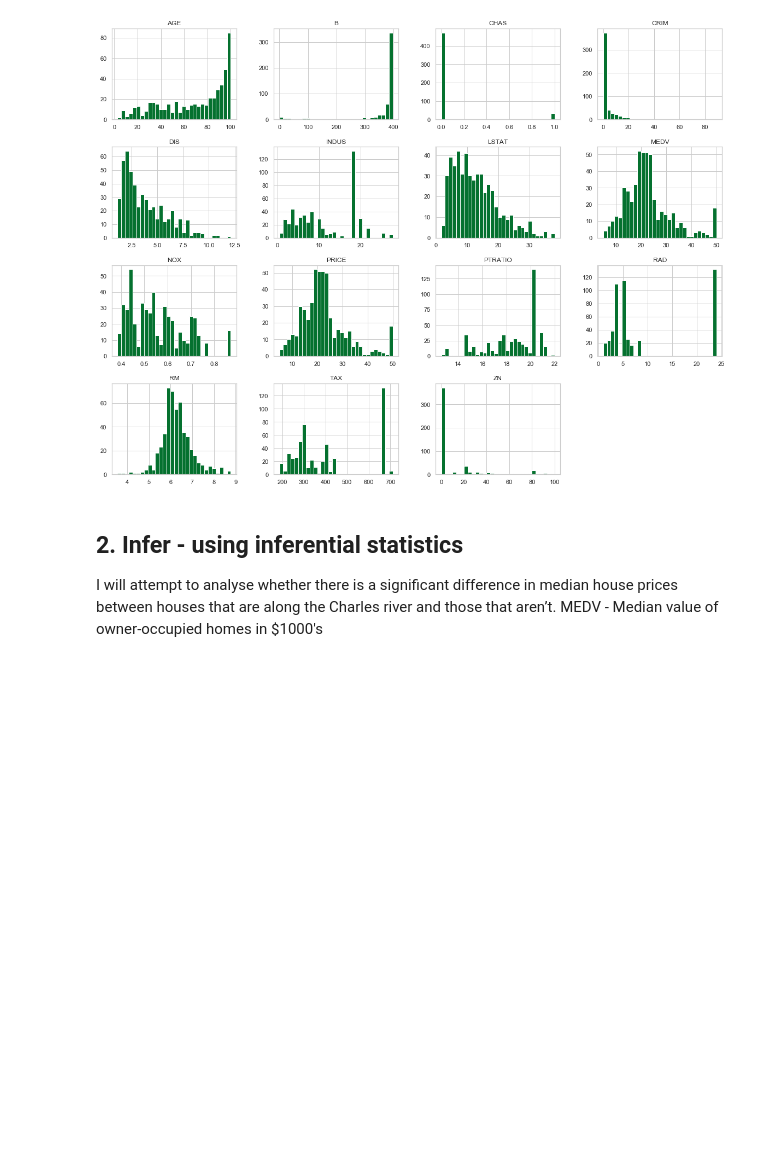
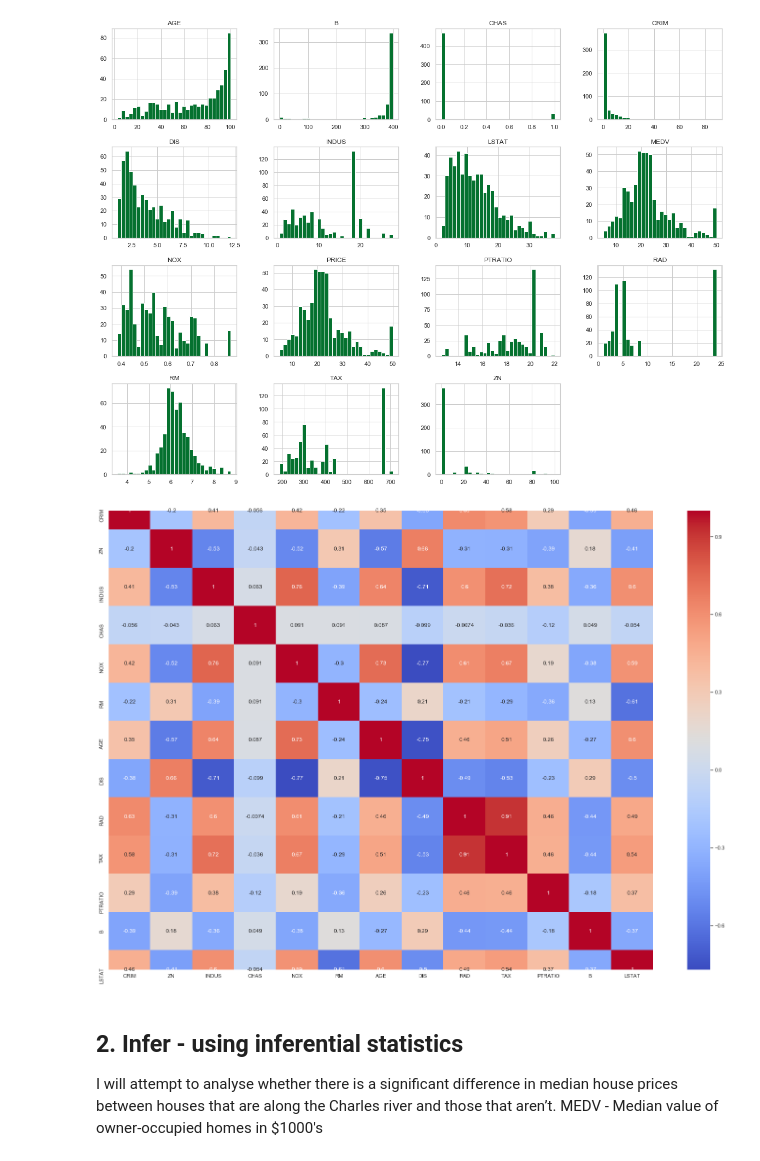
Before and after one commit to JulianConneely/MachineLearningStats, a Jupyter notebook: BostonAssignment/BostonHousePricesAnalysis.ipynb, the cells around one changed output. Cells and saved outputs as stored; diff of their text form; code cells hidden in the pictures; blank space fills up the shorter version.

```diff
--- a/BostonAssignment/BostonHousePricesAnalysis.ipynb
+++ b/BostonAssignment/BostonHousePricesAnalysis.ipynb
@@ -289,6 +289,16 @@ plt.show()
 # CHAS is obviously a boolean
 # %% [output]
 [figure]
+# %%
+#show correlation between variables
+ax, fig = plt.subplots(figsize = (26,18))
+sns.heatmap(df.corr(), annot = True, cmap = 'coolwarm')
+plt.show()
+# blues show a negative correlation, oranges/reds a positive one
+# No. of Rooms appears to have the strongest positive correlation to MEDV
+# LSTAT seems to have the strongest negative correlation to MEDV
+# %% [output]
+[figure, added]
 # %% [markdown]
 ## 2. Infer - using inferential statistics
 
```
Also changed, not shown: parts of 14 cells of this notebook.
